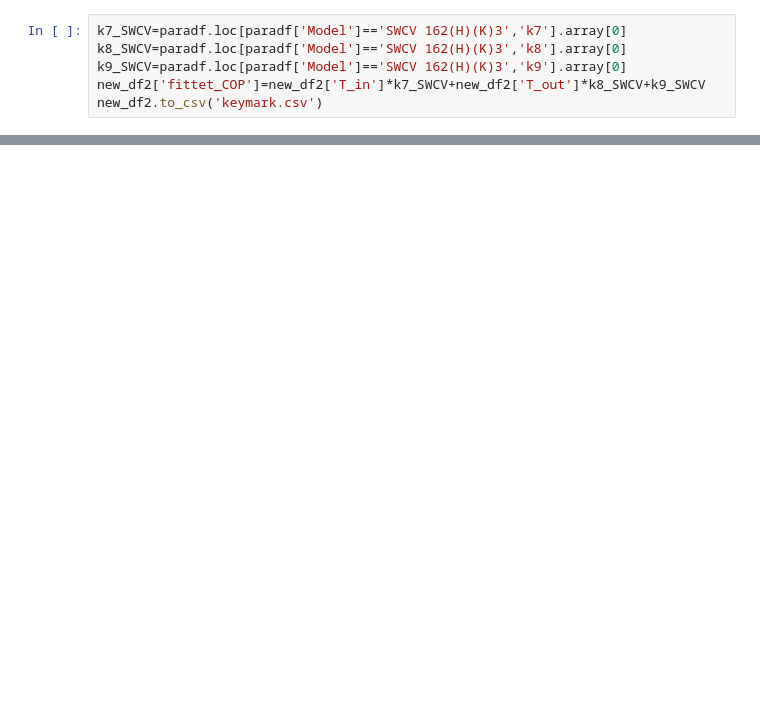
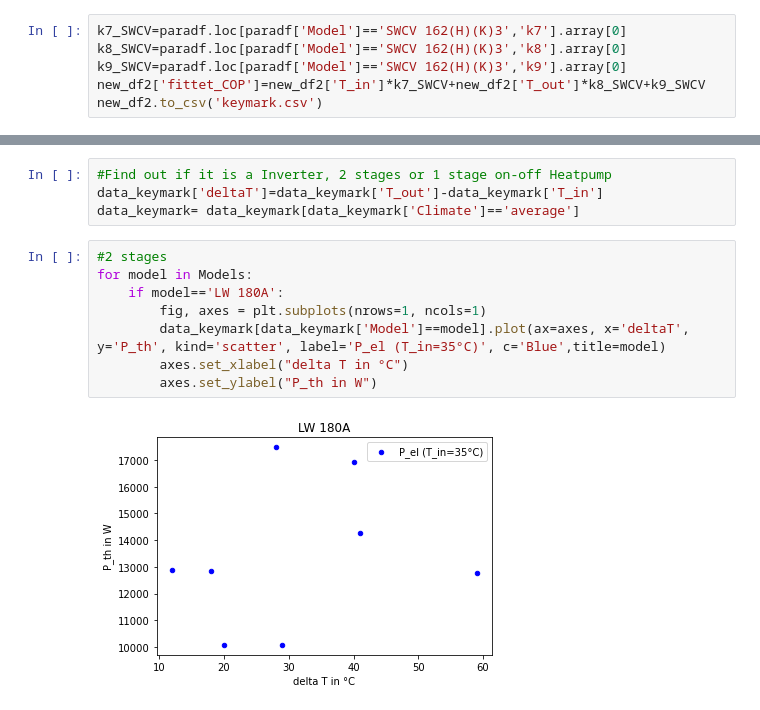
Before and after one commit to FZJ-IEK3-VSA/hplib, a Jupyter notebook: gettingparameters.ipynb, the cells around one changed output, grey strips where cells are left out. Cells and saved outputs as stored; diff of their text form; blank space fills up the shorter version.

Commit message:
Added a modus to each heatpump

```diff
--- a/gettingparameters.ipynb
+++ b/gettingparameters.ipynb
@@ -716,3 +716,17 @@ for model in Models:
         plt.show()
 # %% [output]
 [drawing not drawn]
+# %%
+#Find out if it is a Inverter, 2 stages or 1 stage on-off Heatpump
+data_keymark['deltaT']=data_keymark['T_out']-data_keymark['T_in']
+data_keymark= data_keymark[data_keymark['Climate']=='average']
+# %%
+#2 stages
+for model in Models:
+    if model=='LW 180A':
+        fig, axes = plt.subplots(nrows=1, ncols=1)
+        data_keymark[data_keymark['Model']==model].plot(ax=axes, x='deltaT', y='P_th', kind='scatter', label='P_el (T_in=35°C)', c='Blue',title=model)
+        axes.set_xlabel("delta T in °C")
+        axes.set_ylabel("P_th in W")
+# %% [output]
+[figure, added]
```
Also changed, not shown: parts of 6 cells of this notebook, 1 other file.
